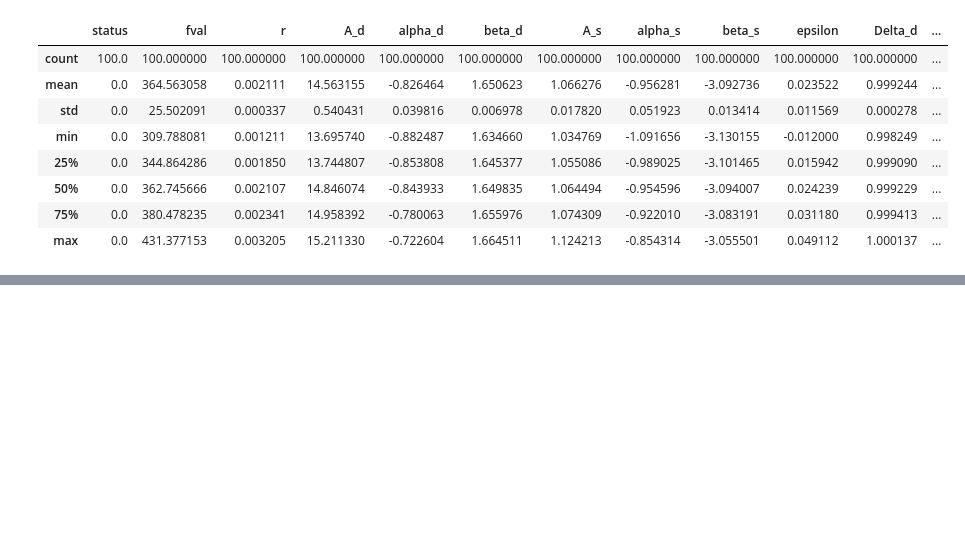
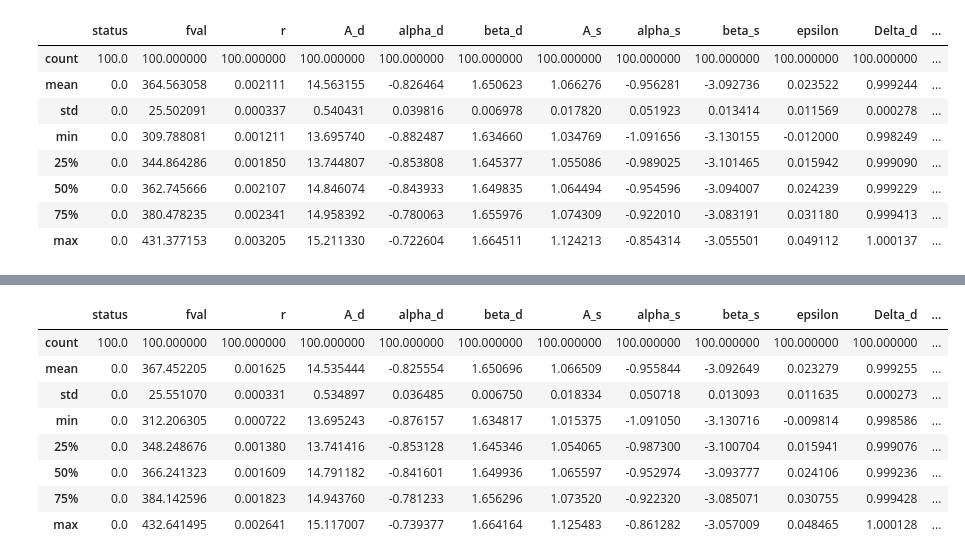
Before and after one commit to veronica-hoffman/s4bb, a Jupyter notebook: compare_params.ipynb, the cells around one changed output, grey strips where cells are left out. Saved outputs shown, nothing was run; the diff lists cells and outputs as text; code cells hidden in the pictures; blank space fills up the shorter version.

```diff
--- a/compare_params.ipynb
+++ b/compare_params.ipynb
@@ -327,0 +351,12 @@ df_rbias.describe()
+# %%
+df_rbias15.describe()
+# %% [output]
+|  | status | fval | r | A_d | alpha_d | beta_d | A_s | alpha_s | beta_s | epsilon | Delta_d | ... |
+| count | 100.0 | 100.000000 | 100.000000 | 100.000000 | 100.000000 | 100.000000 | 100.000000 | 100.000000 | 100.000000 | 100.000000 | 100.000000 | ... |
+| mean | 0.0 | 367.452205 | 0.001625 | 14.535444 | -0.825554 | 1.650696 | 1.066509 | -0.955844 | -3.092649 | 0.023279 | 0.999255 | ... |
+| std | 0.0 | 25.551070 | 0.000331 | 0.534897 | 0.036485 | 0.006750 | 0.018334 | 0.050718 | 0.013093 | 0.011635 | 0.000273 | ... |
+| min | 0.0 | 312.206305 | 0.000722 | 13.695243 | -0.876157 | 1.634817 | 1.015375 | -1.091050 | -3.130716 | -0.009814 | 0.998586 | ... |
+| 25% | 0.0 | 348.248676 | 0.001380 | 13.741416 | -0.853128 | 1.645346 | 1.054065 | -0.987300 | -3.100704 | 0.015941 | 0.999076 | ... |
+| 50% | 0.0 | 366.241323 | 0.001609 | 14.791182 | -0.841601 | 1.649936 | 1.065597 | -0.952974 | -3.093777 | 0.024106 | 0.999236 | ... |
+| 75% | 0.0 | 384.142596 | 0.001823 | 14.943760 | -0.781233 | 1.656296 | 1.073520 | -0.922320 | -3.085071 | 0.030755 | 0.999428 | ... |
+| max | 0.0 | 432.641495 | 0.002641 | 15.117007 | -0.739377 | 1.664164 | 1.125483 | -0.861282 | -3.057009 | 0.048465 | 1.000128 | ... |
```
Also changed, not shown: parts of 3 cells of this notebook, 9 other files.
